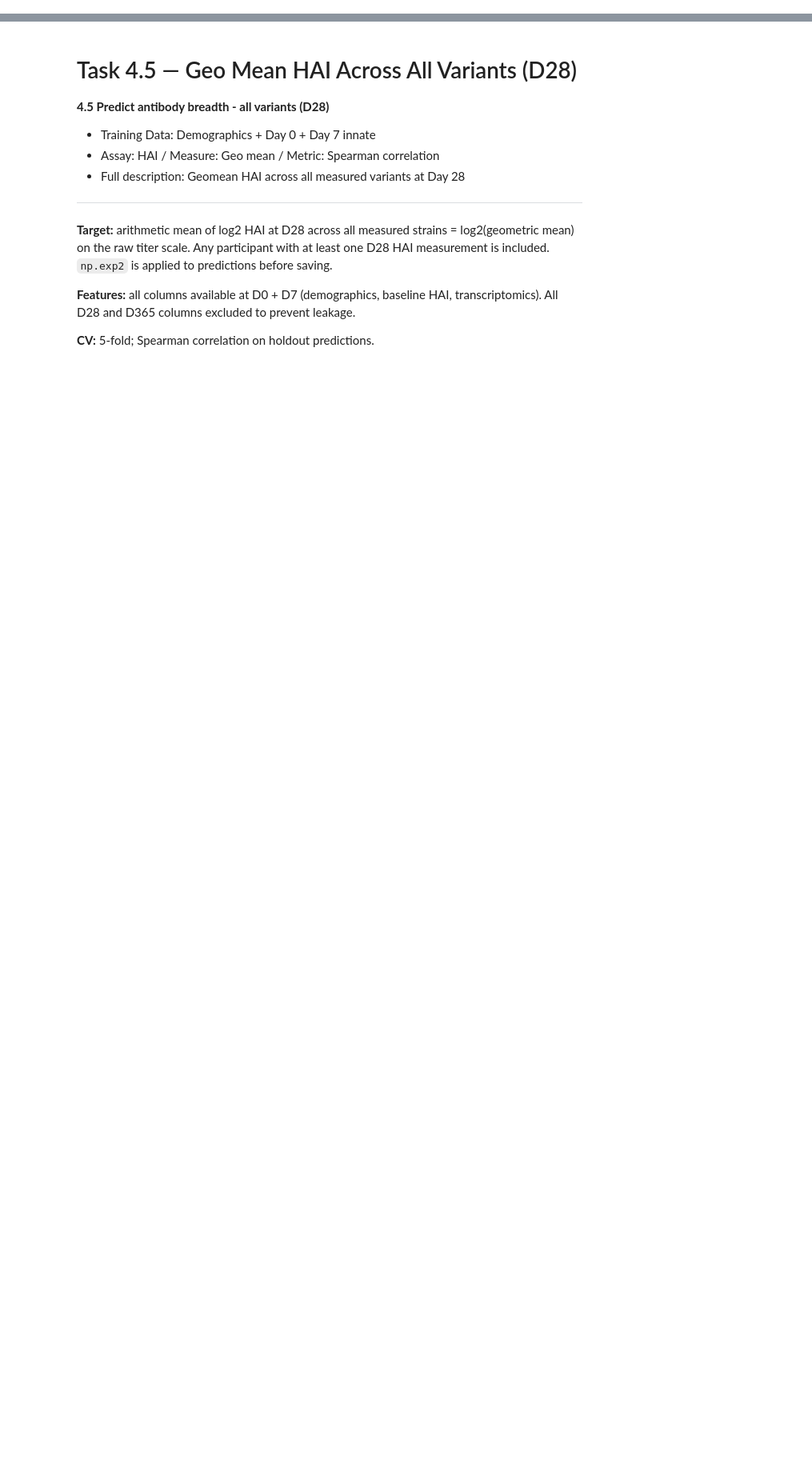
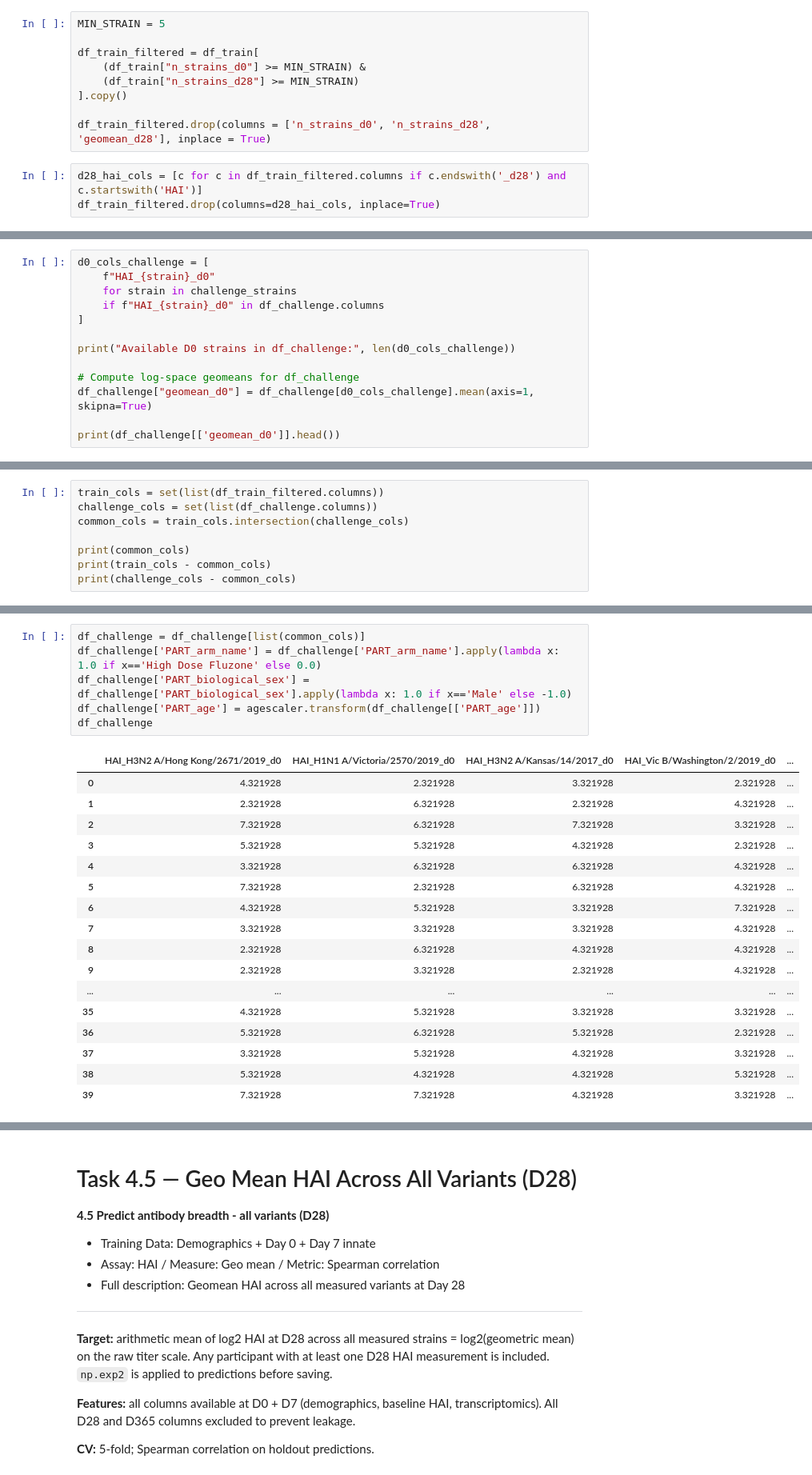
Before and after one commit to DirtyChay/cmi-flu-prediction-challenge-capstone, a Jupyter notebook: automl_models/task_4_5.ipynb, the cells around one changed output, grey strips where cells are left out. Shown at 80% size. Drawn from its saved outputs; the diff is of its cells as text; blank space fills up the shorter version.

```diff
--- a/automl_models/task_4_5.ipynb
+++ b/automl_models/task_4_5.ipynb
@@ -0,0 +245,12 @@
+# %%
+MIN_STRAIN = 5
+
+df_train_filtered = df_train[
+    (df_train["n_strains_d0"] >= MIN_STRAIN) &
+    (df_train["n_strains_d28"] >= MIN_STRAIN)
+].copy()
+
+df_train_filtered.drop(columns = ['n_strains_d0', 'n_strains_d28', 'geomean_d28'], inplace = True)
+# %%
+d28_hai_cols = [c for c in df_train_filtered.columns if c.endswith('_d28') and c.startswith('HAI')]
+df_train_filtered.drop(columns=d28_hai_cols, inplace=True)
@@ -0,0 +259,13 @@
+# %%
+d0_cols_challenge = [
+    f"HAI_{strain}_d0"
+    for strain in challenge_strains
+    if f"HAI_{strain}_d0" in df_challenge.columns
+]
+
+print("Available D0 strains in df_challenge:", len(d0_cols_challenge))
+
+# Compute log-space geomeans for df_challenge
+df_challenge["geomean_d0"] = df_challenge[d0_cols_challenge].mean(axis=1, skipna=True)
+
+print(df_challenge[['geomean_d0']].head())
@@ -0,0 +280,8 @@
+# %%
+train_cols = set(list(df_train_filtered.columns))
+challenge_cols = set(list(df_challenge.columns))
+common_cols = train_cols.intersection(challenge_cols)
+
+print(common_cols)
+print(train_cols - common_cols)
+print(challenge_cols - common_cols)
@@ -0,0 +292,24 @@
+# %%
+df_challenge = df_challenge[list(common_cols)]
+df_challenge['PART_arm_name'] = df_challenge['PART_arm_name'].apply(lambda x: 1.0 if x=='High Dose Fluzone' else 0.0)
+df_challenge['PART_biological_sex'] = df_challenge['PART_biological_sex'].apply(lambda x: 1.0 if x=='Male' else -1.0)
+df_challenge['PART_age'] = agescaler.transform(df_challenge[['PART_age']])
+df_challenge
+# %% [output]
+|  | HAI_H3N2 A/Hong Kong/2671/2019_d0 | HAI_H1N1 A/Victoria/2570/2019_d0 | HAI_H3N2 A/Kansas/14/2017_d0 | HAI_Vic B/Washington/2/2019_d0 | ... |
+| 0 | 4.321928 | 2.321928 | 3.321928 | 2.321928 | ... |
+| 1 | 2.321928 | 6.321928 | 2.321928 | 4.321928 | ... |
+| 2 | 7.321928 | 6.321928 | 7.321928 | 3.321928 | ... |
+| 3 | 5.321928 | 5.321928 | 4.321928 | 2.321928 | ... |
+| 4 | 3.321928 | 6.321928 | 6.321928 | 4.321928 | ... |
+| 5 | 7.321928 | 2.321928 | 6.321928 | 4.321928 | ... |
+| 6 | 4.321928 | 5.321928 | 3.321928 | 7.321928 | ... |
+| 7 | 3.321928 | 3.321928 | 3.321928 | 4.321928 | ... |
+| 8 | 2.321928 | 6.321928 | 4.321928 | 4.321928 | ... |
+| 9 | 2.321928 | 3.321928 | 2.321928 | 4.321928 | ... |
+| ... | ... | ... | ... | ... | ... |
+| 35 | 4.321928 | 5.321928 | 3.321928 | 3.321928 | ... |
+| 36 | 5.321928 | 6.321928 | 5.321928 | 2.321928 | ... |
+| 37 | 3.321928 | 5.321928 | 4.321928 | 3.321928 | ... |
+| 38 | 5.321928 | 4.321928 | 4.321928 | 5.321928 | ... |
+| 39 | 7.321928 | 7.321928 | 4.321928 | 3.321928 | ... |
```
Also changed, not shown: parts of 44 cells of this notebook.
